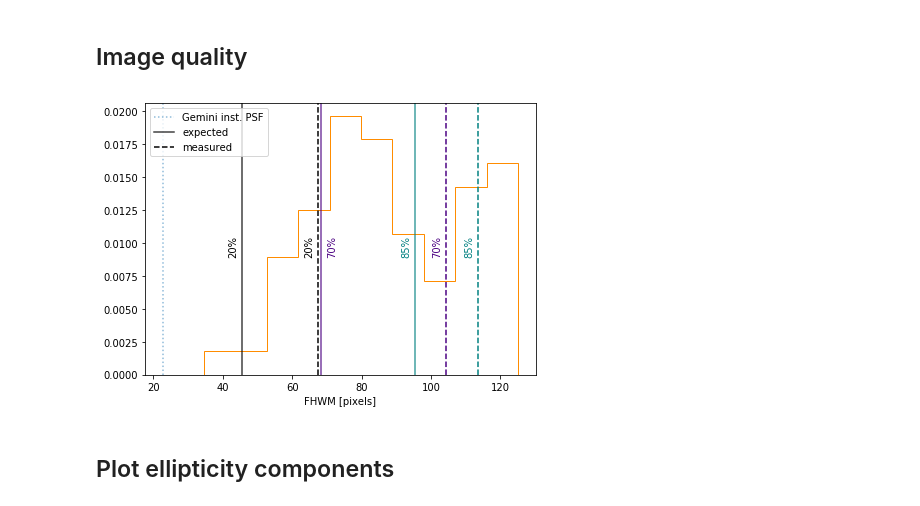
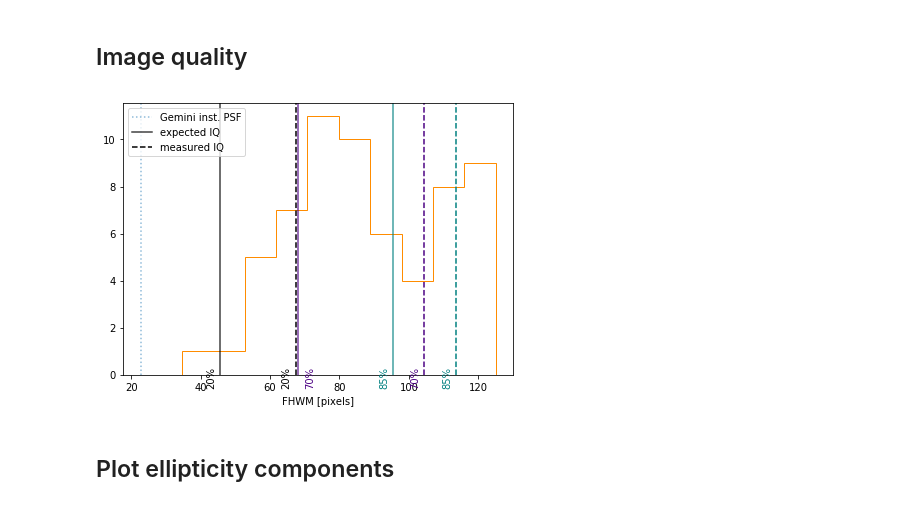
Before and after one commit to cahebert/speckles, a Jupyter notebook: Code/Plot parameter analyses.ipynb, the cells around one changed output. Drawn from its saved outputs; the diff is of its cells as text; code cells hidden in the pictures.

```diff
--- a/Code/Plot parameter analyses.ipynb
+++ b/Code/Plot parameter analyses.ipynb
@@ -17,0 +53,8 @@ test.plotCentroids(labelPos=(0.04,.92), ms=5)
+# %%
+test.loadParameterSet(psfN='15', pix='LSST')
+test.fileNumbers[1]
+print(test.parameters['15']['LSST']['a']['size'][1,-1],
+      test.parameters['15']['LSST']['b']['size'][1,-1])
+
+print(test.parameters['15']['DSSI']['a']['g2'][1,-1],
+      test.parameters['15']['DSSI']['b']['g2'][1,-1])
@@ -17,0 +65,3 @@ test.plotCentroids(labelPos=(0.04,.92), ms=5)
+# %%
+test.loadParameterSet(psfN='15', pix='DSSI')
+test.parameters['15']['DSSI']['a']['size'][1]
@@ -20,33 +87,33 @@ test.plotCentroids(labelPos=(0.04,.92), ms=5)
 # %%
 import numpy as np
 from matplotlib import pyplot as plt
 import scipy.stats
 
 fig = plt.figure(figsize=(7,5))
 
 ax = plt.subplot(111)
-ax.hist(test.parameters['15']['DSSI']['a']['size'][:,-1], histtype='step', density=True, color='darkorange')
+ax.hist(test.parameters['15']['DSSI']['a']['size'][:,-1], histtype='step', color='darkorange')
 a_quants = np.quantile(test.parameters['15']['DSSI']['a']['size'][:,-1], [.2,.7,.85])
 ax.set_xlabel('FHWM [pixels]')
 lims = ax.axis()
 ax.axvline(22.7, alpha=0.5, linestyle=':', label='Gemini inst. PSF')
 ax.axvline(45.5, linestyle='-', color='k', alpha=0.75, label='expected IQ')
 ax.text(45.5-4, .01, '20%', color='k', rotation=90)
 ax.axvline(68.2, linestyle='-', color='indigo', alpha=0.75)
 ax.text(68.2+2, .01, '70%', color='indigo', rotation=90)
 ax.axvline(95.5, linestyle='-', color='teal', alpha=0.75)
 ax.text(95.5-4, .01, '85%', color='teal', rotation=90)
 ax.axvline(a_quants[0], linestyle='--', color='k', label='measured IQ')
 ax.text(a_quants[0]-4, .01, '20%', color='k', rotation=90)
 ax.axvline(a_quants[1], linestyle='--', color='indigo')
 ax.text(a_quants[1]-4, .01, '70%', color='indigo', rotation=90)
 ax.axvline(a_quants[2], linestyle='--', color='teal')
 ax.text(a_quants[2]-4, .01, '85%', color='teal', rotation=90)
 
 ax.legend(loc=2)
 plt.show()
 # %% [output]
-[figure, old version]
+[figure, new version]
 # %% [markdown]
 ## Plot ellipticity components
 # %%
```
Also changed, not shown: parts of 18 cells of this notebook.
